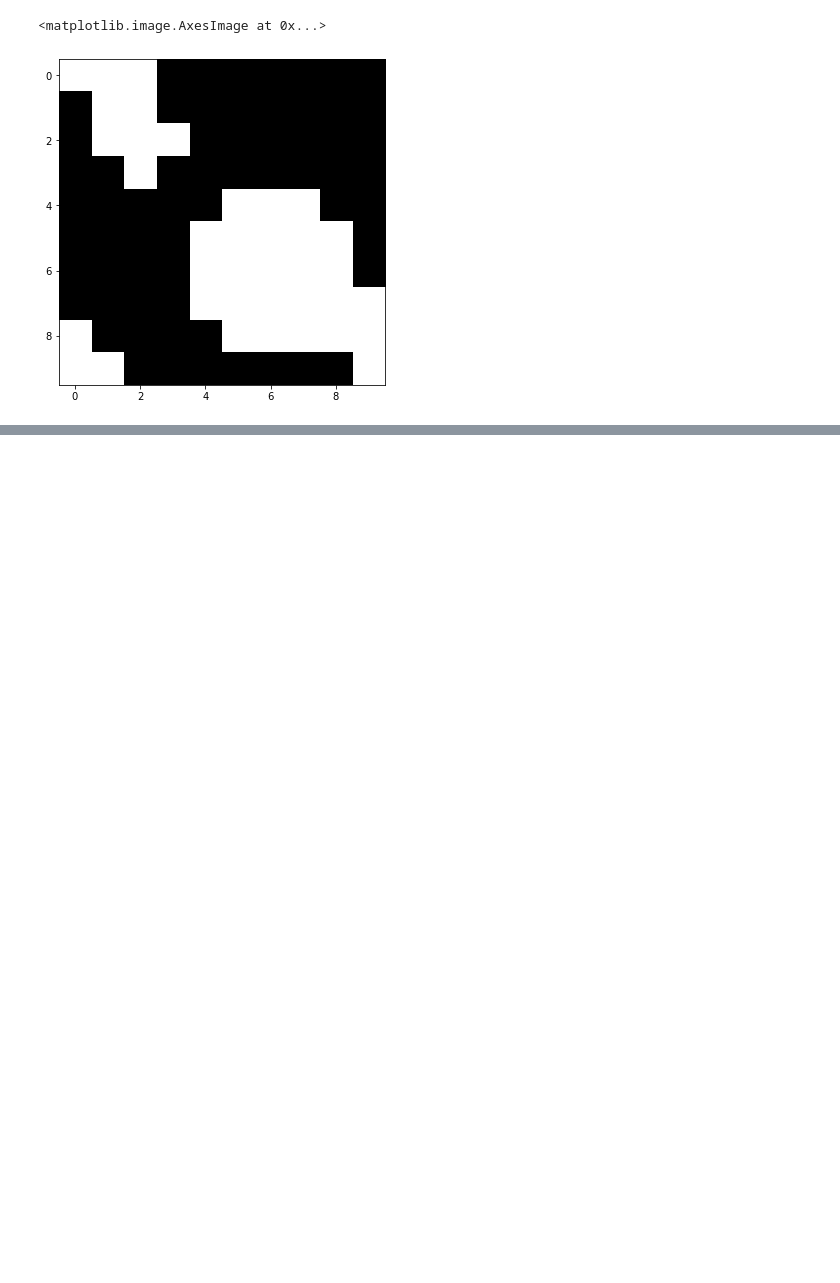
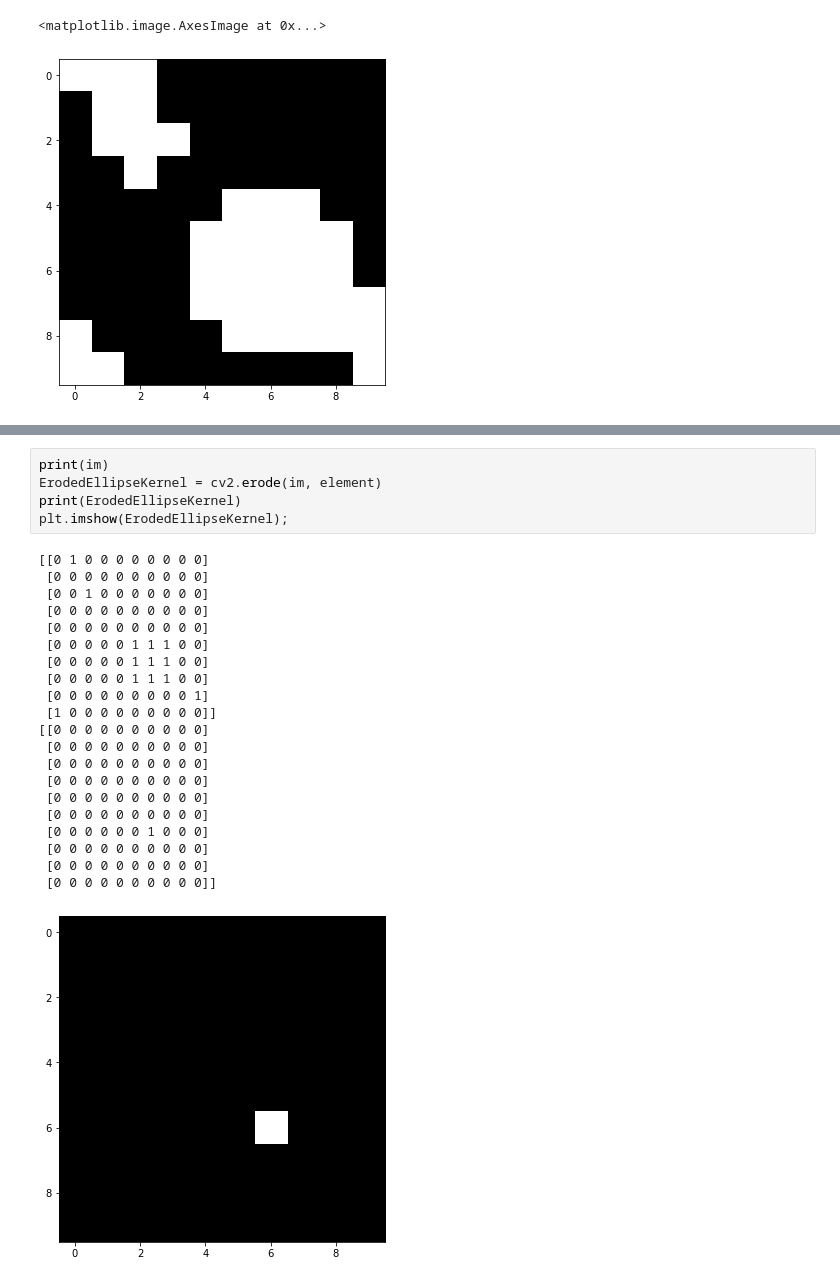
Before and after one commit to DastanIqbal/LearnOpenCV, a Jupyter notebook: src/OpenCV/week3/4-morphingFromScratch/dilationFromScratchMethod2.ipynb, the cells around one changed output, grey strips where cells are left out. Drawn from its saved outputs; the diff is of its cells as text; blank space fills up the shorter version.

```diff
--- a/src/OpenCV/week3/4-morphingFromScratch/dilationFromScratchMethod2.ipynb
+++ b/src/OpenCV/week3/4-morphingFromScratch/dilationFromScratchMethod2.ipynb
@@ -160,0 +153,27 @@ plt.imshow(dilatedImage)
+# %%
+print(im)
+ErodedEllipseKernel = cv2.erode(im, element)
+print(ErodedEllipseKernel)
+plt.imshow(ErodedEllipseKernel);
+# %% [output]
+[[0 1 0 0 0 0 0 0 0 0]
+ [0 0 0 0 0 0 0 0 0 0]
+ [0 0 1 0 0 0 0 0 0 0]
+ [0 0 0 0 0 0 0 0 0 0]
+ [0 0 0 0 0 0 0 0 0 0]
+ [0 0 0 0 0 1 1 1 0 0]
+ [0 0 0 0 0 1 1 1 0 0]
+ [0 0 0 0 0 1 1 1 0 0]
+ [0 0 0 0 0 0 0 0 0 1]
+ [1 0 0 0 0 0 0 0 0 0]]
+[[0 0 0 0 0 0 0 0 0 0]
+ [0 0 0 0 0 0 0 0 0 0]
+ [0 0 0 0 0 0 0 0 0 0]
+ [0 0 0 0 0 0 0 0 0 0]
+ [0 0 0 0 0 0 0 0 0 0]
+ [0 0 0 0 0 0 0 0 0 0]
+ [0 0 0 0 0 0 1 0 0 0]
+ [0 0 0 0 0 0 0 0 0 0]
+ [0 0 0 0 0 0 0 0 0 0]
+ [0 0 0 0 0 0 0 0 0 0]]
+[figure, added]
```
Also changed, not shown: parts of 6 cells of this notebook, 1 other file.
